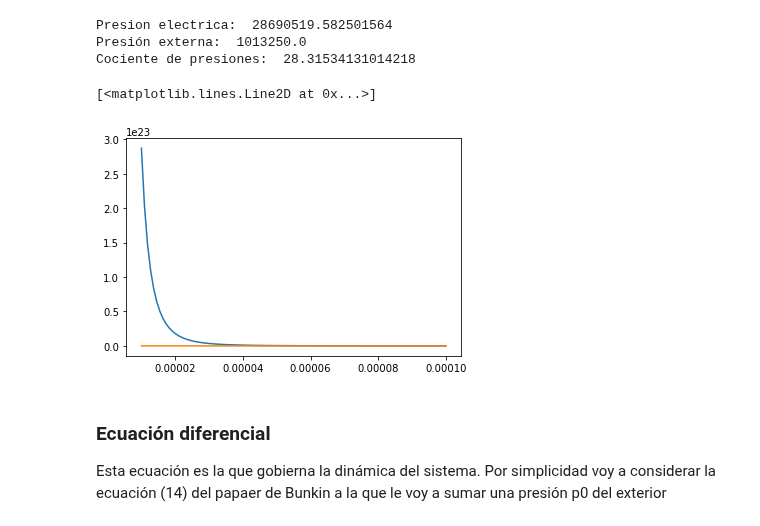
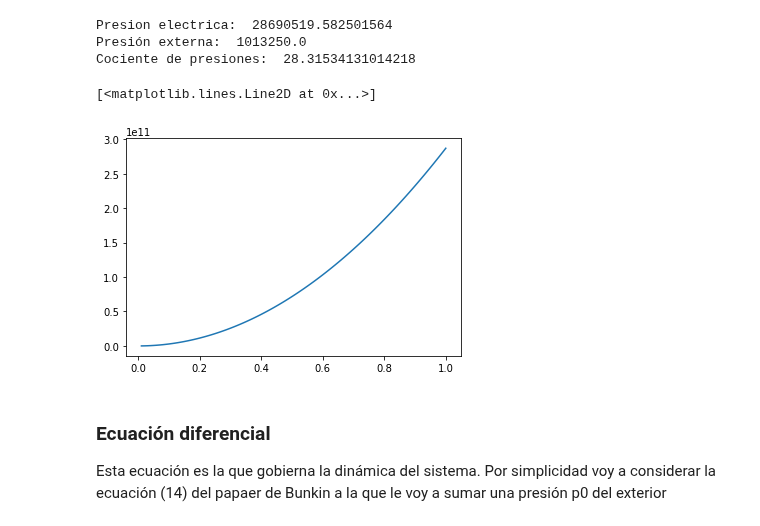
Before and after one commit to Lupama2/Vapor_en_burbuja_inicial_python, a Jupyter notebook: Programa/Evolucion del radio/radio.ipynb, the cells around one changed output. Saved outputs shown, nothing was run; the diff lists cells and outputs as text; code cells hidden in the pictures.

```diff
--- a/Programa/Evolucion del radio/radio.ipynb
+++ b/Programa/Evolucion del radio/radio.ipynb
@@ -75,11 +75,11 @@ def T_e_bubs(R):
     #Calcula la temperatura de los electrones en función del radio
     return T_e
 
-def n_e_max_mean(R0):
+def n_e_max_mean(T_e,R0):
     #Calcula la densidad media máxima a partir de la expresión (11)
     return (16/3)*T_e**2/(pi*q_e**4*R0)
 
-def Ne_max(R0):
+def Ne_max(T_e,R0):
     #Calcula el nro máximo de electrones en un bubston a partir de la expresión siguiente a la (11)
     return n_e_max_mean(T_e, R0)*4/3*pi*R0**3
 
@@ -87,7 +87,7 @@ from scipy.optimize import fsolve
 
 #Defino la expresión (9) cuya solución es x
 
-def x(R0, Ne):
+def x(T_e, R0, Ne):
 
     def ec_9(x):
         #Expresión (9) del paper de Bunkin tal que está igualada a cero
@@ -557,6 +574,8 @@ x(T_e_ini*(R0_1b/(20*R0_1b)), R_cl_ini, N_e_max_1b*n_bubston)
 ### Presión eléctrica
 Defino la presión eléctrica para el caso de un cluster formado por n_bubston.
 # %%
+
+
 
 def Vol(R):
     #Calcula el volumen de una esfera de radio R
@@ -570,8 +589,13 @@ def T_e(R):
     #Asumo que para la evolución del cluster sigue valiendo la aproximación de régimen autoconsistente
 
     #Está hecho para que a R = R_cl_ini obtenga 0.1 ev. De este modo, se está asumiendo que los electrones del cluster están a la misma temperatura que los electrones en la máxima expansión de cada bubston.
+    return 0.1*(1.602176565e-19)*(1/1e-7)
     return 0.1*(1.602176565e-19)*(1/1e-7)*(R_cl_ini/R)
     # return T_e_ini*(R0_1b/R)
+
+def n_e_mean_test(R):
+    return n_e_mean(R)*(R_cl_ini/R)**4
+    # return (16/3)*T_e(R)**2/(pi*q_e**4*R)*n_bubston
 
 def p_electrica(n_e_mean, T_e, x, R):
     #Presión eléctrica calculada a partir de la expresión (17) del paper de Bunkin
@@ -580,3 +604,16 @@ def p_electrica(n_e_mean, T_e, x, R):
     #x es un parámetros que depende de la densidad de electrones. Es un numerito
     #R_ini es el radio inicial de la burbuja. En el caso de la evolución del cluster es el radio inicial del cluster R_ini_cl
     return (2/3)*n_e_mean*T_e*(x/3)*(1 + pi*((x-1)/x)**2*((q_e*R)**2*n_e_mean/T_e))
+
+from scipy.integrate import quad
+
+def p_electrica_mean(n_e_mean, T_e, x, R):
+    #Presión eléctrica promedio calculada integrando la presión eléctrica de la expresión (17) de Bunkin
+    #n_e_mean es la densidad media de electrones. Depende solo del radio R de la burbuja
+    #T_e es la temperatura de los electrones
+    #x es un parámetros que depende de la densidad de electrones. Es un numerito
+    #R es el radio inicial de la burbuja. En el caso de la evolución del cluster es el radio del cluster R_cl
+    def integrando(r):
+        return p_electrica(n_e_mean, T_e, x, r)*4*pi*r**2
+
+    return (1/Vol(R))*quad(integrando,0,R)[0]
@@ -600,22 +651,22 @@ Presión externa:  1013250.0
 Cociente de presiones:  28.31534131014218
 # %%
 #Grafico la presión eléctrica en función del radio
-R_array = R_cl_ini*np.linspace(0.01, 0.1, 100)
+R_array = R_cl_ini*np.linspace(0.01, 1, 100)
 p_electrica_array = np.zeros(len(R_array))
 p_comportamiento_array = np.zeros(len(R_array))
 
 
 for i in range(len(R_array)):
-    p_electrica_array[i] = p_electrica(n_e_mean(R_array[i]), T_e(R_array[i]), 17.9, R_array[i])
+    p_electrica_array[i] = p_electrica(n_e_mean(R_cl_ini), T_e(R_cl_ini), 17.9, R_array[i])
     p_comportamiento_array[i] = (R_cl_ini/R_array[i])**4
 
-plt.plot(R_array, p_electrica_array)
-plt.plot(R_array, 3e11*p_comportamiento_array)
+plt.plot(R_array/R_cl_ini, p_electrica_array)
+# plt.plot(R_array, 3e11*p_comportamiento_array)
 
 #Parece tener el comportamiento buscado. El problema es el orden de magnitud. Inicialmente es casi 10 órdenes de magnitud la presión p0
 # %% [output]
 [<matplotlib.lines.Line2D at 0x...>]
-[figure, old version]
+[figure, new version]
 # %% [markdown]
 ### Ecuación diferencial
 Esta ecuación es la que gobierna la dinámica del sistema. Por simplicidad voy a considerar la ecuación (14) del papaer de Bunkin a la que le voy a sumar una presión p0 del exterior
```
Also changed, not shown: parts of 15 cells of this notebook, 3 other files.
